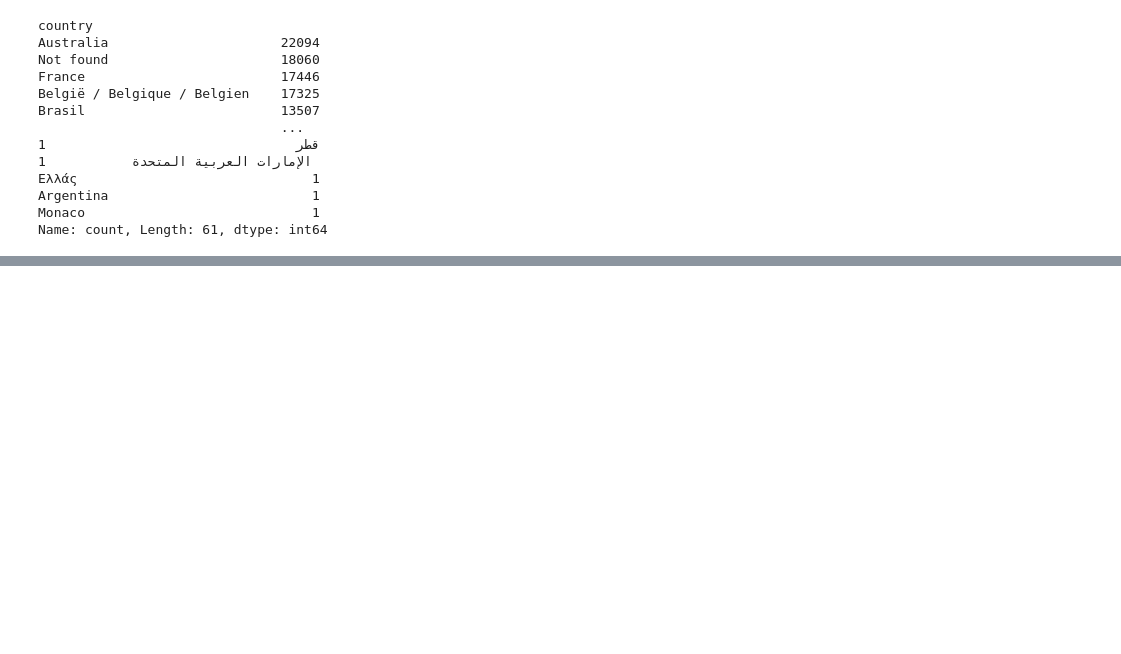
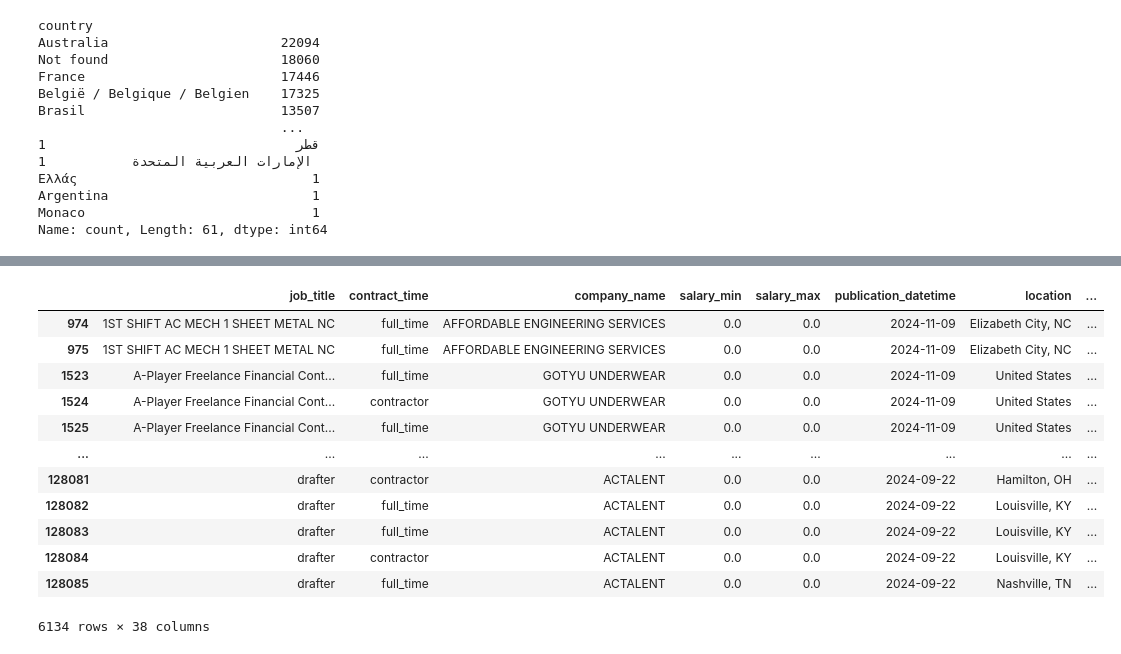
Before and after one commit to sodagt/JobMarket, a Jupyter notebook: processing/process_jobs.ipynb, the cells around one changed output, grey strips where cells are left out. Drawn from its saved outputs; the diff is of its cells as text; code cells hidden in the pictures; blank space fills up the shorter version.

```diff
--- a/processing/process_jobs.ipynb
+++ b/processing/process_jobs.ipynb
@@ -415,2 +458,6 @@ it            1
 et            1
 Name: count, dtype: int64
+# %%
+jobs_final=pd.read_pickle('../outputs/intermediate/jobs_all.pkl')
+
+jobs_final['source'].value_counts()
@@ -445,8 +499,9 @@ for column in index_life_col:
 jobs_city_country.drop(columns=[f'{column}_country_avg' for column in index_life_col], inplace=True)
 #replace the last NA values by the mean
 jobs_city_country[index_life_col] = jobs_city_country[index_life_col].fillna(jobs_city_country[index_life_col].mean())
-
+jobs_final=jobs_city_country
 #pd.crosstab(jobs_final.currency_name, jobs_final.country)
+#jobs_final.to_pickle('../outputs/intermediate/jobs_all.pkl')
 # %%
 
 #jupyter nbconvert --to script process_jobs.ipynb
@@ -474,9 +545,8 @@ Name: count, dtype: int64
 # %%
 #Avoid  double entries in the dataframe
-
-jobs_final.loc[:, 'clef_doublons'] = jobs_final['job_title'].astype(str) + '-' + jobs_final['company_name'].astype(str) + '-' + jobs_final['city'].astype(str)+'-'+ jobs_final['levels'].astype(str)+'-'+ jobs_final['job_description'].astype(str)+'-'+ jobs_final['contract_type'].astype(str)
+jobs_final.loc[:, 'clef_doublons'] = jobs_final['job_title'].astype(str) + '-' + jobs_final['company_name'].astype(str) + '-' + jobs_final['city'].astype(str)+'-'+ jobs_final['levels'].astype(str)+'-'+ jobs_final['job_description'].astype(str)+'-'+ jobs_final['industry'].astype(str)+'-'+ jobs_final['category'].astype(str)
 doublons_freq = jobs_final['clef_doublons'].value_counts()
-print(doublons_freq[doublons_freq > 1])  # Afficher uniquement les doublons
+#print(doublons_freq[doublons_freq > 1])  # Afficher uniquement les doublons
 
 aggregation_rules = {col: 'first' for col in jobs_final.columns}
 aggregation_rules.update({
@@ -504,4 +600,19 @@ columns_to_keep = [ 'job_title', 'contract_time', 'company_name', 'salary_min',
     'Affordability_Index']
 
 jobs_final = jobs_final[columns_to_keep]
-jobs_final=jobs_final[jobs_final['lang'] == 'en']
+# %%
+jobs_final[jobs_final.source=='linkedin']
+# %% [output]
+|  | job_title | contract_time | company_name | salary_min | salary_max | publication_datetime | location | ... |
+| 974 | 1ST SHIFT AC MECH 1 SHEET METAL NC | full_time | AFFORDABLE ENGINEERING SERVICES | 0.0 | 0.0 | 2024-11-09 | Elizabeth City, NC | ... |
+| 975 | 1ST SHIFT AC MECH 1 SHEET METAL NC | full_time | AFFORDABLE ENGINEERING SERVICES | 0.0 | 0.0 | 2024-11-09 | Elizabeth City, NC | ... |
+| 1523 | A-Player Freelance Financial Cont... | full_time | GOTYU UNDERWEAR | 0.0 | 0.0 | 2024-11-09 | United States | ... |
+| 1524 | A-Player Freelance Financial Cont... | contractor | GOTYU UNDERWEAR | 0.0 | 0.0 | 2024-11-09 | United States | ... |
+| 1525 | A-Player Freelance Financial Cont... | full_time | GOTYU UNDERWEAR | 0.0 | 0.0 | 2024-11-09 | United States | ... |
+| ... | ... | ... | ... | ... | ... | ... | ... | ... |
+| 128081 | drafter | contractor | ACTALENT | 0.0 | 0.0 | 2024-09-22 | Hamilton, OH | ... |
+| 128082 | drafter | full_time | ACTALENT | 0.0 | 0.0 | 2024-09-22 | Louisville, KY | ... |
+| 128083 | drafter | full_time | ACTALENT | 0.0 | 0.0 | 2024-09-22 | Louisville, KY | ... |
+| 128084 | drafter | contractor | ACTALENT | 0.0 | 0.0 | 2024-09-22 | Louisville, KY | ... |
+| 128085 | drafter | full_time | ACTALENT | 0.0 | 0.0 | 2024-09-22 | Nashville, TN | ... |
+6134 rows × 38 columns
```
Also changed, not shown: parts of 22 cells of this notebook, 6 other files.
